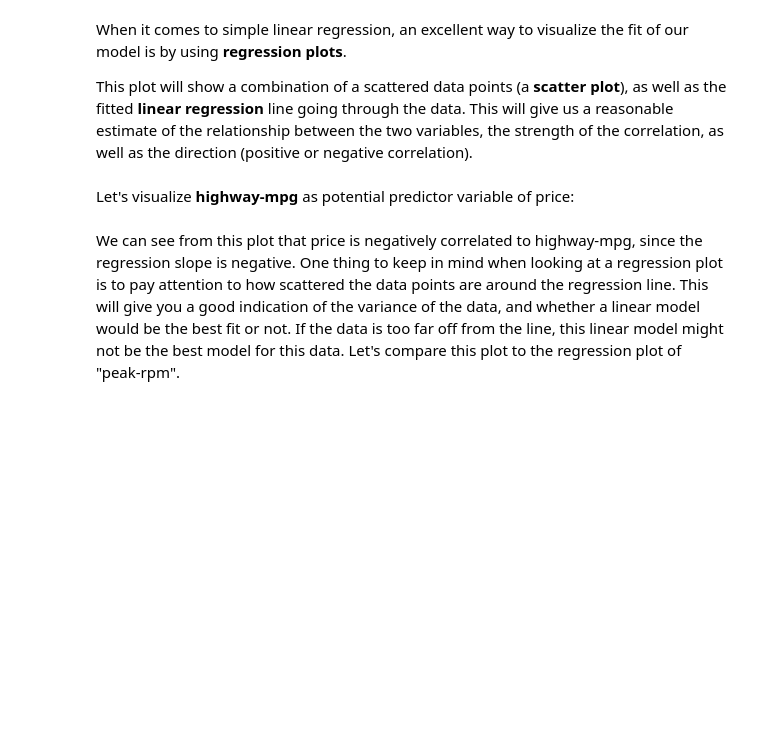
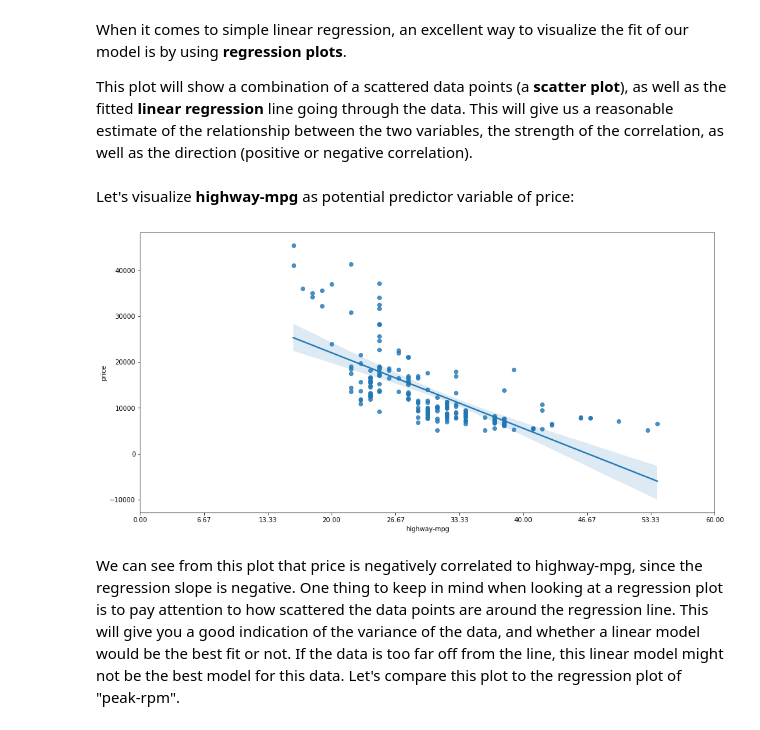
Before and after one commit to OmarInCS/data-analysis-visulization-python, a Jupyter notebook: week3/day1/lesson-10-regression-models.ipynb, the cells around one changed output. Saved outputs shown, nothing was run; the diff lists cells and outputs as text; code cells hidden in the pictures; blank space fills up the shorter version.

```diff
--- a/week3/day1/lesson-10-regression-models.ipynb
+++ b/week3/day1/lesson-10-regression-models.ipynb
@@ -308,6 +397,16 @@ import seaborn as sns
 <p>This plot will show a combination of a scattered data points (a <b>scatter plot</b>), as well as the fitted <b>linear regression</b> line going through the data. This will give us a reasonable estimate of the relationship between the two variables, the strength of the correlation, as well as the direction (positive or negative correlation).</p>
 # %% [markdown]
  Let's visualize **highway-mpg** as potential predictor variable of price:
+# %%
+plt.figure(figsize=(16, 8))
+sns.regplot(data=df, x="highway-mpg", y="price")
+# sns.lineplot(x=df["highway-mpg"], y=Yhat)
+
+plt.xticks(np.linspace(0, 60, 10))
+
+plt.show()
+# %% [output]
+[figure, added]
 # %% [markdown]
 <p>We can see from this plot that price is negatively correlated to highway-mpg, since the regression slope is negative.
 One thing to keep in mind when looking at a regression plot is to pay attention to how scattered the data points are around the regression line. This will give you a good indication of the variance of the data, and whether a linear model would be the best fit or not. If the data is too far off from the line, this linear model might not be the best model for this data. Let's compare this plot to the regression plot of "peak-rpm".</p>
```
Also changed, not shown: parts of 26 cells of this notebook.
